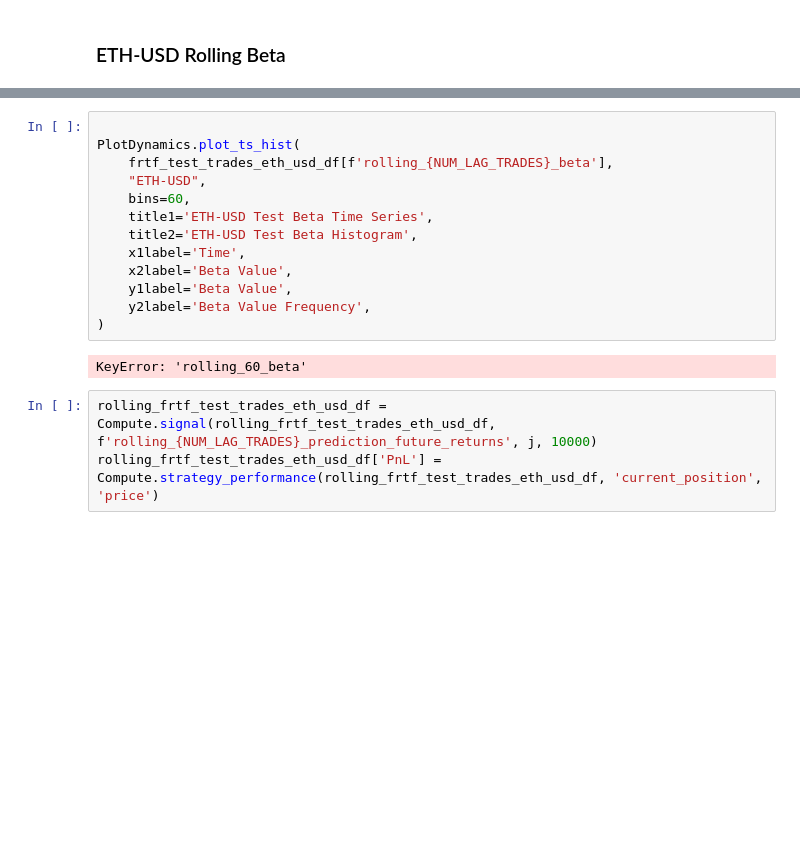
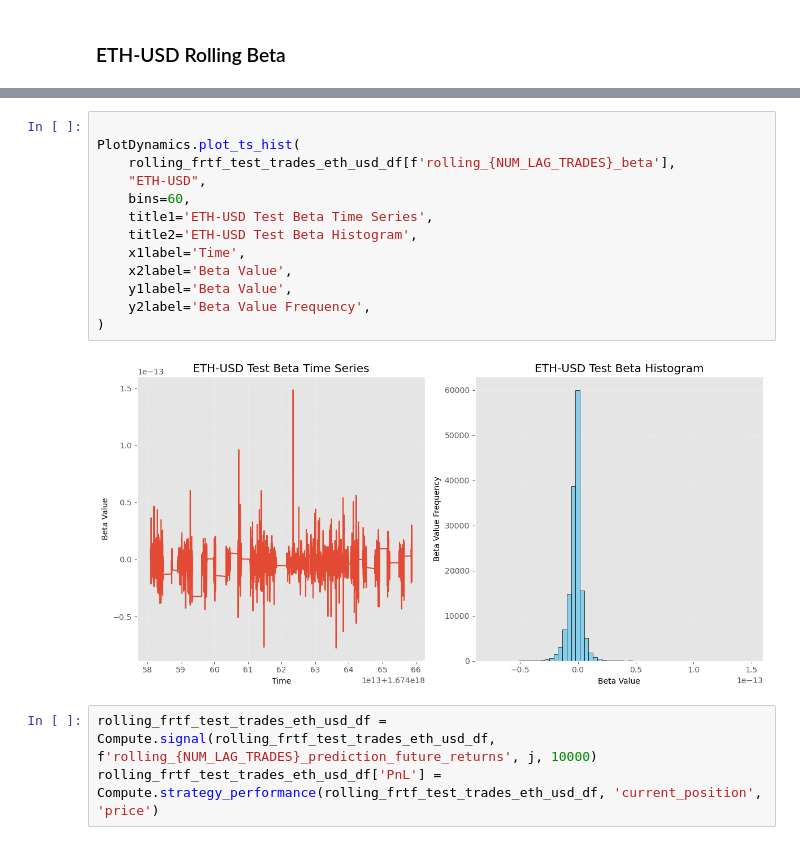
Before and after one commit to MrHumble-Bee/quantitative_trading_strategies, a Jupyter notebook: hw4_tradeflow/hw4_tradeflow.ipynb, the cells around one changed output, grey strips where cells are left out. Saved outputs shown, nothing was run; the diff lists cells and outputs as text; blank space fills up the shorter version.

```diff
--- a/hw4_tradeflow/hw4_tradeflow.ipynb
+++ b/hw4_tradeflow/hw4_tradeflow.ipynb
@@ -1069,18 +1121,18 @@ Compute.performance_statistics(
 # %%
 
 PlotDynamics.plot_ts_hist(
-    frtf_test_trades_eth_usd_df[f'rolling_{NUM_LAG_TRADES}_beta'],
+    rolling_frtf_test_trades_eth_usd_df[f'rolling_{NUM_LAG_TRADES}_beta'],
     "ETH-USD",
     bins=60,
     title1='ETH-USD Test Beta Time Series',
     title2='ETH-USD Test Beta Histogram',
     x1label='Time',
     x2label='Beta Value',
     y1label='Beta Value',
     y2label='Beta Value Frequency',
 )
 # %% [output]
-KeyError: 'rolling_60_beta'
+[figure, added]
 # %%
 rolling_frtf_test_trades_eth_usd_df = Compute.signal(rolling_frtf_test_trades_eth_usd_df, f'rolling_{NUM_LAG_TRADES}_prediction_future_returns', j, 10000)
 rolling_frtf_test_trades_eth_usd_df['PnL'] = Compute.strategy_performance(rolling_frtf_test_trades_eth_usd_df, 'current_position', 'price')
```
Also changed, not shown: parts of 18 cells of this notebook.
